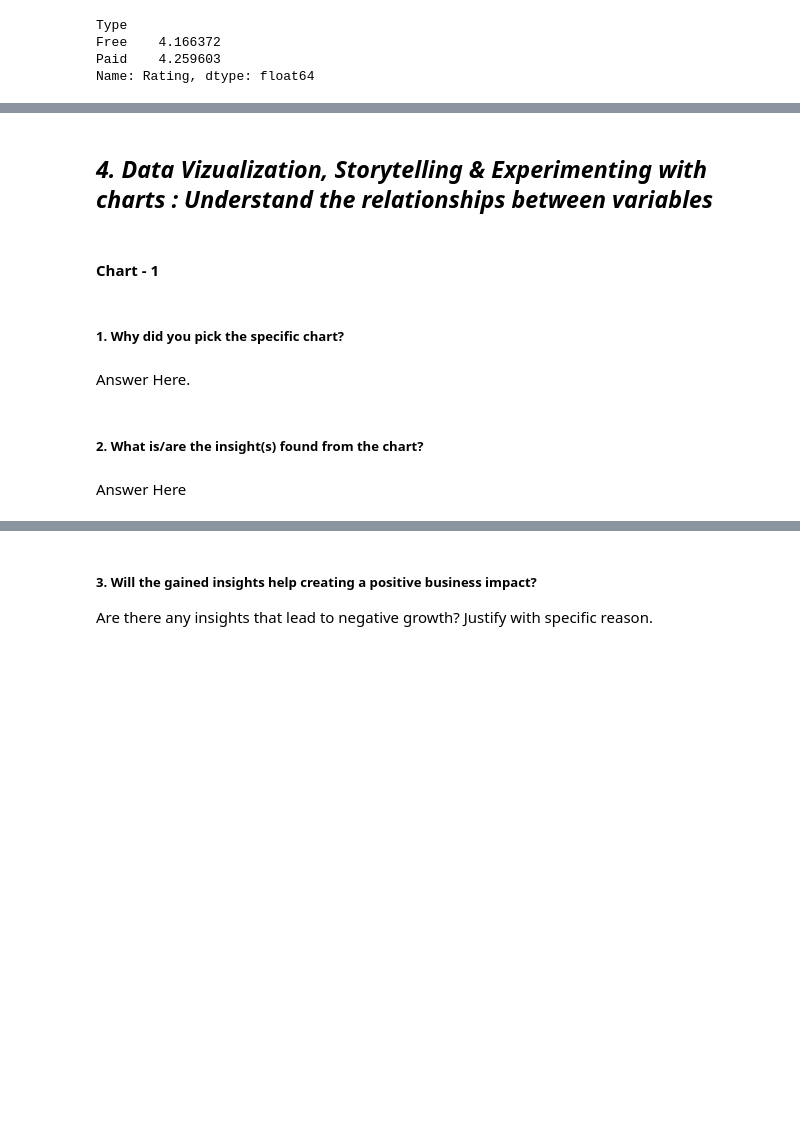
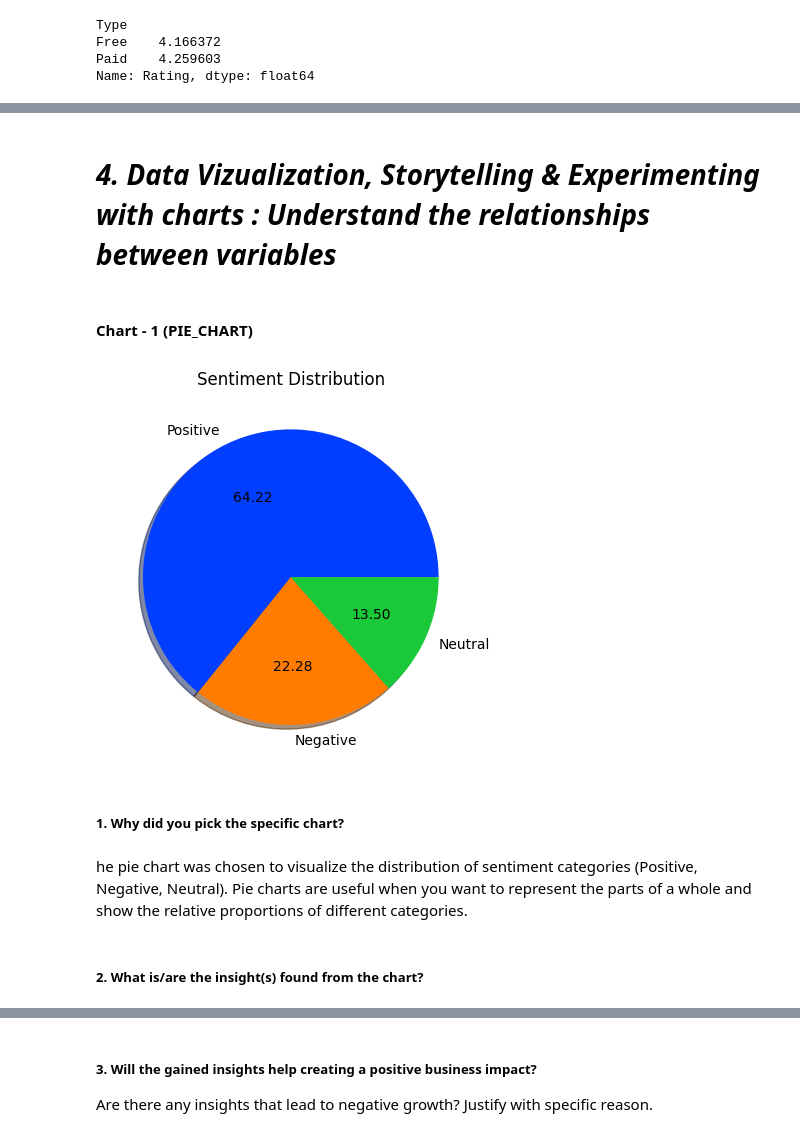
Before and after one commit to Soni8dstats/data-projects, a Jupyter notebook: Soni_Verma_EDA_Play_Store_App_Review_Analysis.ipynb, the cells around one changed output, grey strips where cells are left out. Cells and saved outputs as stored; diff of their text form; code cells hidden in the pictures; blank space fills up the shorter version.

```diff
--- a/Soni_Verma_EDA_Play_Store_App_Review_Analysis.ipynb
+++ b/Soni_Verma_EDA_Play_Store_App_Review_Analysis.ipynb
@@ -496,0 +546,3 @@ Answer Here.
+# %%
+#drop the given columns to appropriate analysis
+userdf.dropna(subset=['Translated_Review', 'Sentiment', 'Sentiment_Polarity', 'Sentiment_Subjectivity'], axis=0, inplace=True)
@@ -496,0 +646,3 @@ Answer Here.
+# %%
+mergedf = pd.merge(playstoredf, userdf, on='App', how = 'inner')
+mergedf.head(5)
@@ -497,4 +656,4 @@ Answer Here.
 # %% [markdown]
-## ***4. Data Vizualization, Storytelling & Experimenting with charts : Understand the relationships between variables***
+# ***4. Data Vizualization, Storytelling & Experimenting with charts : Understand the relationships between variables***
 # %% [markdown]
-#### Chart - 1
+#### Chart - 1 (PIE_CHART)
@@ -503,8 +660,23 @@ Answer Here.
+# %%
+# Count the occurrences of each sentiment value
+sentiment_counts = mergedf['Sentiment'].value_counts()
+
+# Create a color palette
+palette_color = sns.color_palette('bright')
+
+# Plot a pie chart
+plt.pie(sentiment_counts, labels=sentiment_counts.index, colors=palette_color, shadow=True, autopct='%.2f')
+
+# Add a title
+plt.title('Sentiment Distribution')
+
+# Display the pie chart
+plt.show()
+# %% [output]
+[figure, added]
 # %% [markdown]
 ##### 1. Why did you pick the specific chart?
-# %% [markdown]
-Answer Here.
+# %% [markdown]
+he pie chart was chosen to visualize the distribution of sentiment categories (Positive, Negative, Neutral). Pie charts are useful when you want to represent the parts of a whole and show the relative proportions of different categories.
 # %% [markdown]
 ##### 2. What is/are the insight(s) found from the chart?
-# %% [markdown]
-Answer Here
```
Also changed, not shown: parts of 169 cells of this notebook.
